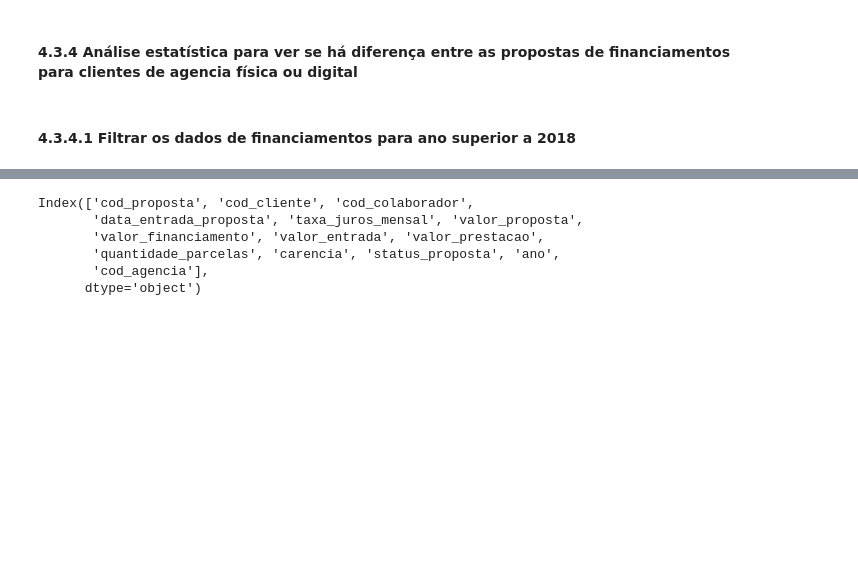
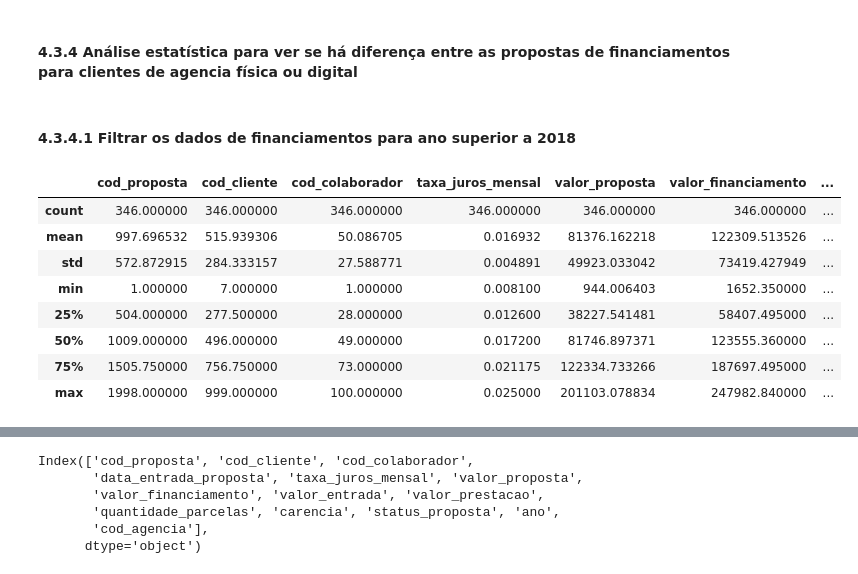
Before and after one commit to renanpan/Projeto_banco_KPI, a Jupyter notebook: lighthouse_DA_project.ipynb, the cells around one changed output, grey strips where cells are left out. Cells and saved outputs as stored; diff of their text form; code cells hidden in the pictures; blank space fills up the shorter version.

```diff
--- a/lighthouse_DA_project.ipynb
+++ b/lighthouse_DA_project.ipynb
@@ -876,0 +877,13 @@ financiamento_fisico_2018_up = propost_e_agencia[(propost_e_agencia['cod_agencia
+# %%
+#Usando describe para entender os financiamentos digitais
+financiamento_digital_2018_up.describe()
+# %% [output]
+|  | cod_proposta | cod_cliente | cod_colaborador | taxa_juros_mensal | valor_proposta | valor_financiamento | ... |
+| count | 346.000000 | 346.000000 | 346.000000 | 346.000000 | 346.000000 | 346.000000 | ... |
+| mean | 997.696532 | 515.939306 | 50.086705 | 0.016932 | 81376.162218 | 122309.513526 | ... |
+| std | 572.872915 | 284.333157 | 27.588771 | 0.004891 | 49923.033042 | 73419.427949 | ... |
+| min | 1.000000 | 7.000000 | 1.000000 | 0.008100 | 944.006403 | 1652.350000 | ... |
+| 25% | 504.000000 | 277.500000 | 28.000000 | 0.012600 | 38227.541481 | 58407.495000 | ... |
+| 50% | 1009.000000 | 496.000000 | 49.000000 | 0.017200 | 81746.897371 | 123555.360000 | ... |
+| 75% | 1505.750000 | 756.750000 | 73.000000 | 0.021175 | 122334.733266 | 187697.495000 | ... |
+| max | 1998.000000 | 999.000000 | 100.000000 | 0.025000 | 201103.078834 | 247982.840000 | ... |
```
Also changed, not shown: parts of 9 cells of this notebook.
